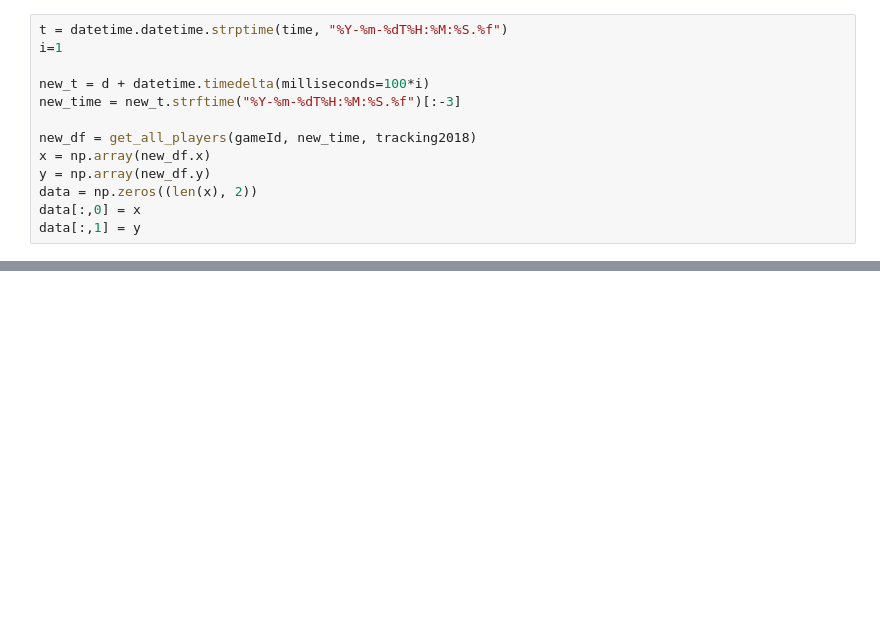
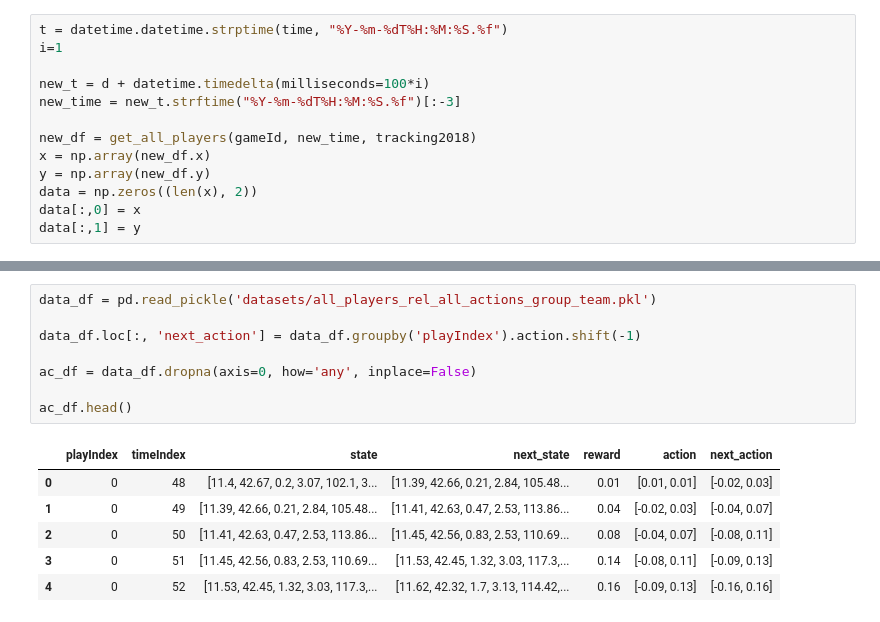
Before and after one commit to scottmaran/big_data_bowl, a Jupyter notebook: Viz.ipynb, the cells around one changed output, grey strips where cells are left out. Drawn from its saved outputs; the diff is of its cells as text; blank space fills up the shorter version.

```diff
--- a/Viz.ipynb
+++ b/Viz.ipynb
@@ -302,3 +302,18 @@ plt.show()
 # %% [output]
 [interactive output not drawn]
 [interactive output not drawn]
+# %%
+data_df = pd.read_pickle('datasets/all_players_rel_all_actions_group_team.pkl')
+
+data_df.loc[:, 'next_action'] = data_df.groupby('playIndex').action.shift(-1)
+
+ac_df = data_df.dropna(axis=0, how='any', inplace=False)
+
+ac_df.head()
+# %% [output]
+|  | playIndex | timeIndex | state | next_state | reward | action | next_action |
+| 0 | 0 | 48 | [11.4, 42.67, 0.2, 3.07, 102.1, 3... | [11.39, 42.66, 0.21, 2.84, 105.48... | 0.01 | [0.01, 0.01] | [-0.02, 0.03] |
+| 1 | 0 | 49 | [11.39, 42.66, 0.21, 2.84, 105.48... | [11.41, 42.63, 0.47, 2.53, 113.86... | 0.04 | [-0.02, 0.03] | [-0.04, 0.07] |
+| 2 | 0 | 50 | [11.41, 42.63, 0.47, 2.53, 113.86... | [11.45, 42.56, 0.83, 2.53, 110.69... | 0.08 | [-0.04, 0.07] | [-0.08, 0.11] |
+| 3 | 0 | 51 | [11.45, 42.56, 0.83, 2.53, 110.69... | [11.53, 42.45, 1.32, 3.03, 117.3,... | 0.14 | [-0.08, 0.11] | [-0.09, 0.13] |
+| 4 | 0 | 52 | [11.53, 42.45, 1.32, 3.03, 117.3,... | [11.62, 42.32, 1.7, 3.13, 114.42,... | 0.16 | [-0.09, 0.13] | [-0.16, 0.16] |
```
Also changed, not shown: parts of 1 cell of this notebook, 12 other files.
